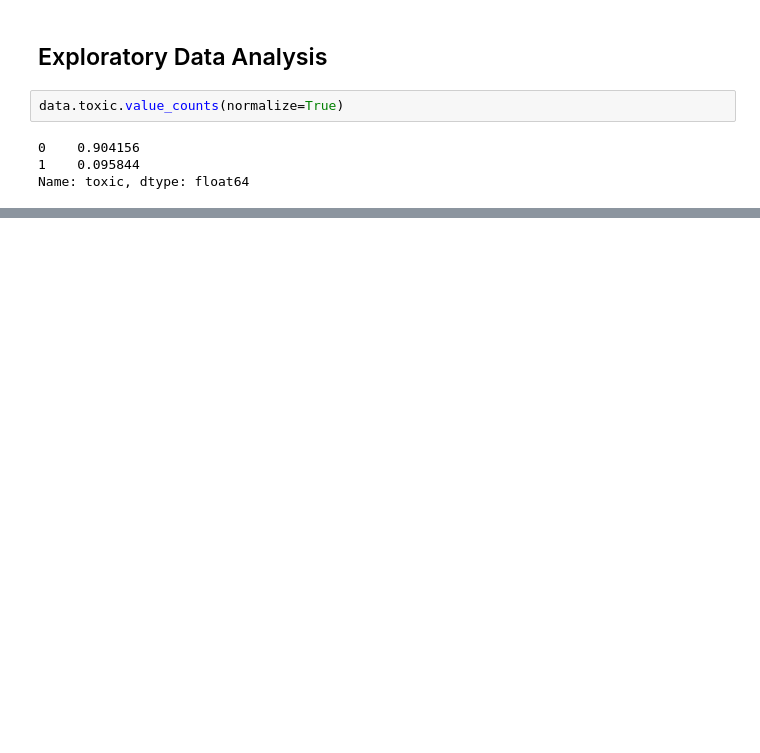
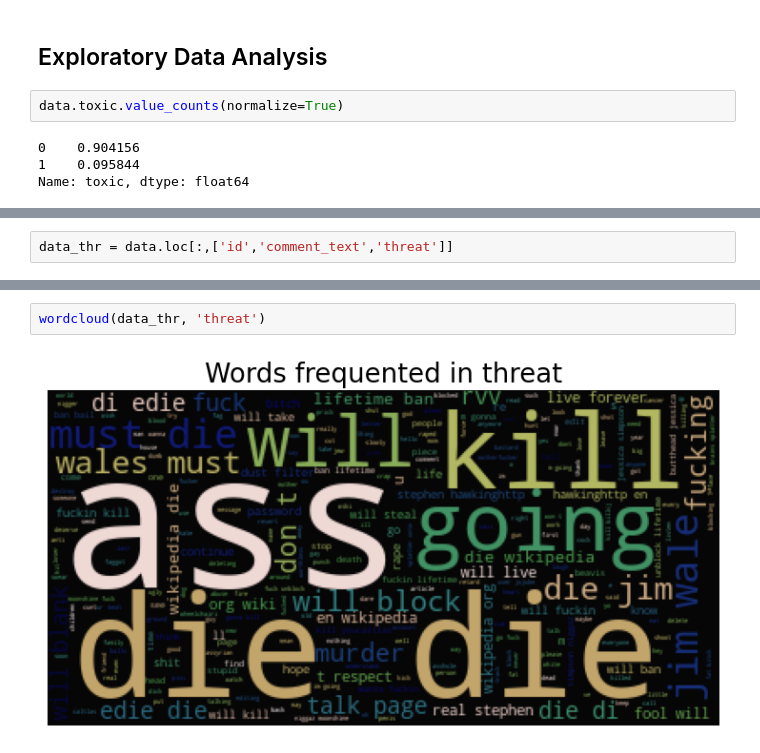
Before and after one commit to rohan-singh987/commentToxicityAnalyzer-ML, a Jupyter notebook: Comment Toxicity Classifier.ipynb, the cells around one changed output, grey strips where cells are left out. Drawn from its saved outputs; the diff is of its cells as text; blank space fills up the shorter version.

```diff
--- a/Comment Toxicity Classifier.ipynb
+++ b/Comment Toxicity Classifier.ipynb
@@ -82,0 +150,2 @@ Name: toxic, dtype: float64
+# %%
+data_thr = data.loc[:,['id','comment_text','threat']]
@@ -82,0 +174,4 @@ Name: toxic, dtype: float64
+# %%
+wordcloud(data_thr, 'threat')
+# %% [output]
+[figure, added]
```
Also changed, not shown: parts of 35 cells of this notebook.
